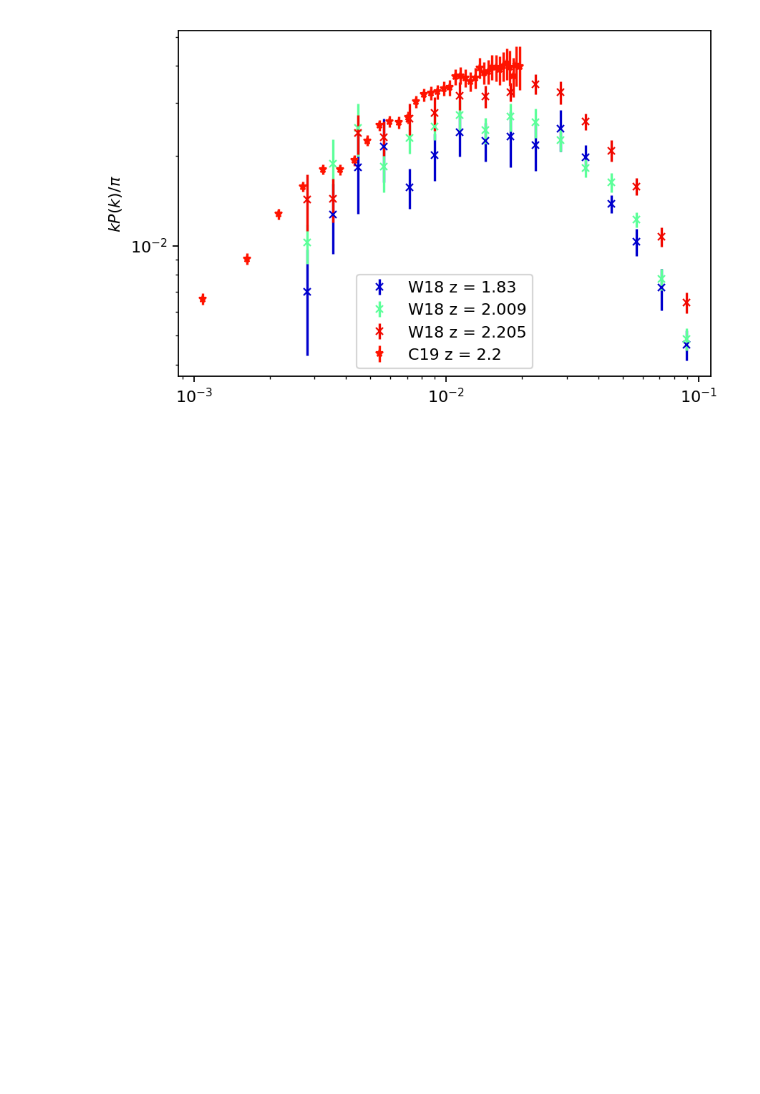
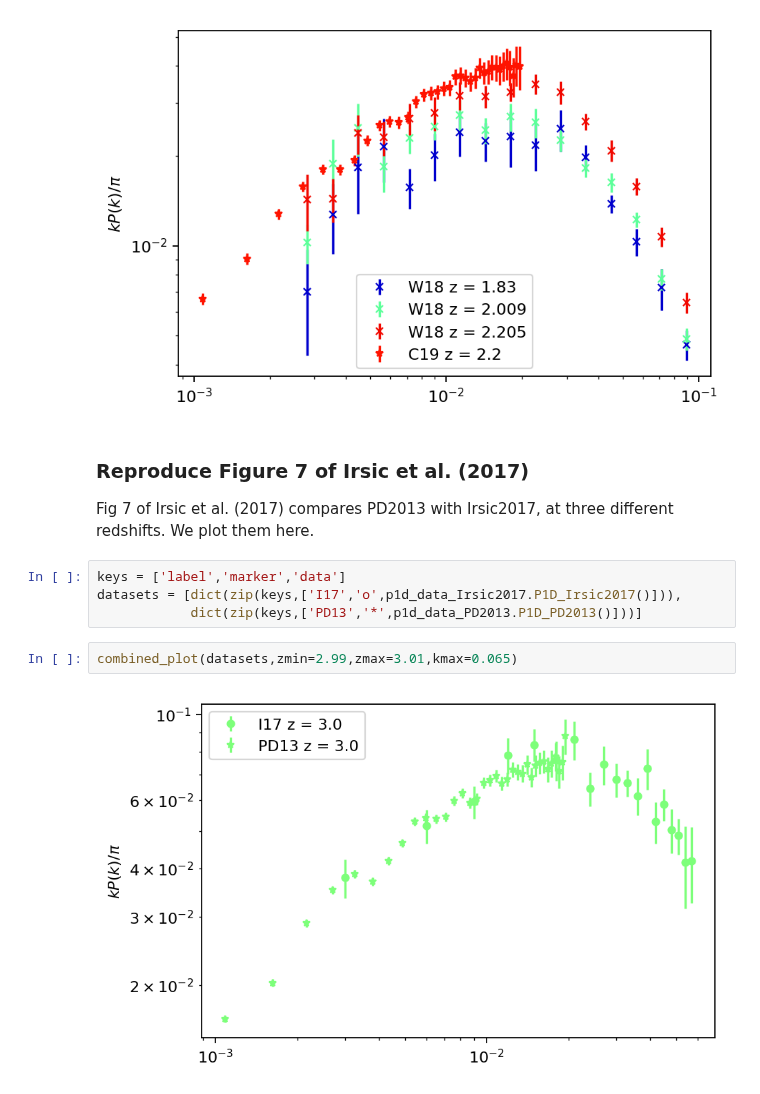
Before and after one commit to igmhub/cup1d, a Jupyter notebook: notebooks/combine_P1D_data.ipynb, the cells around one changed output. Drawn from its saved outputs; the diff is of its cells as text; blank space fills up the shorter version.

Commit message:
updated notebook to reproduce figures

```diff
--- a/notebooks/combine_P1D_data.ipynb
+++ b/notebooks/combine_P1D_data.ipynb
@@ -60,3 +60,15 @@ from cup1d.data import plot_p1d_data
 plot_p1d_data.plot_all_p1d(zmin=1.8,zmax=2.25)
 # %% [output]
 [figure]
+# %% [markdown]
+### Reproduce Figure 7 of Irsic et al. (2017)
+
+Fig 7 of Irsic et al. (2017) compares PD2013 with Irsic2017, at three different redshifts. We plot them here.
+# %%
+keys = ['label','marker','data']
+datasets = [dict(zip(keys,['I17','o',p1d_data_Irsic2017.P1D_Irsic2017()])),
+            dict(zip(keys,['PD13','*',p1d_data_PD2013.P1D_PD2013()]))]
+# %%
+combined_plot(datasets,zmin=2.99,zmax=3.01,kmax=0.065)
+# %% [output]
+[figure, added]
```
Also changed, not shown: parts of 6 cells of this notebook.
